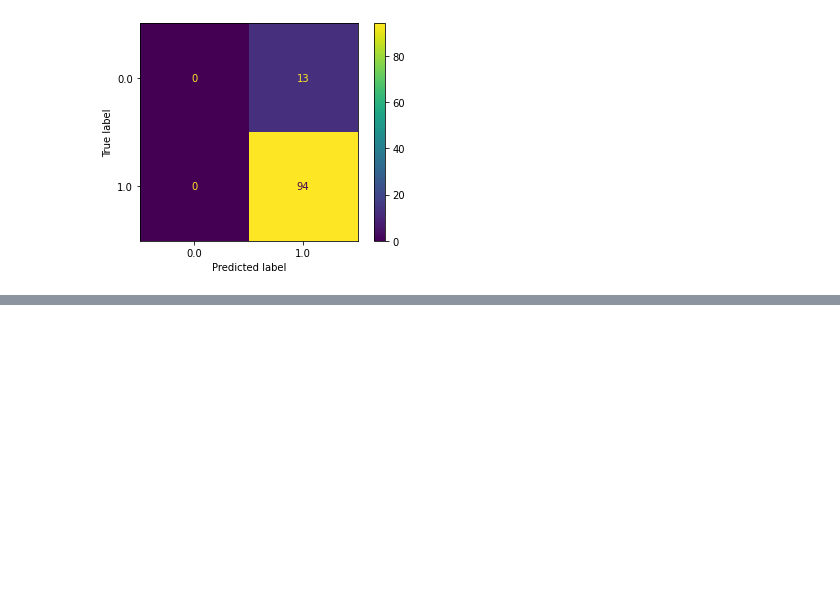
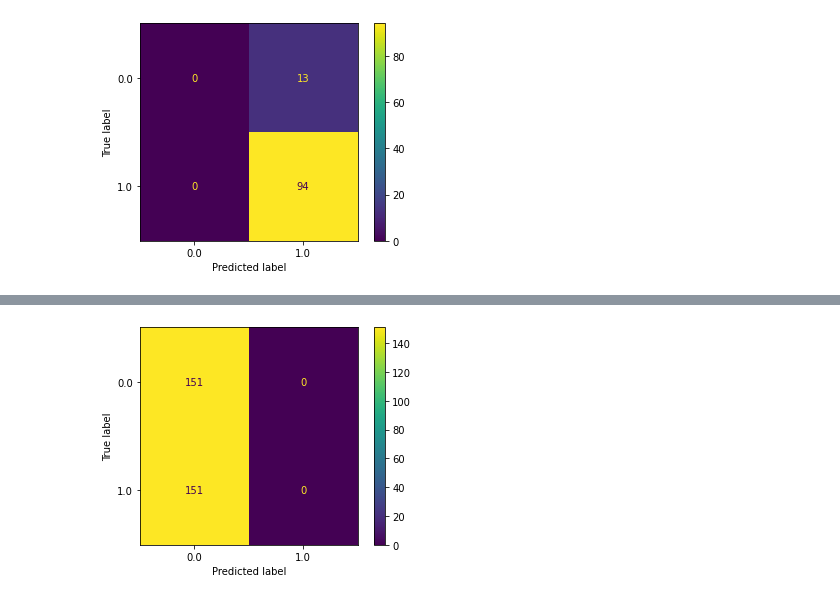
Before and after one commit to mariecoolsaet/FLXLM, a Jupyter notebook: SEP_728_Chatbot_transformer_keras.ipynb, the cells around one changed output, grey strips where cells are left out. Drawn from its saved outputs; the diff is of its cells as text; code cells hidden in the pictures; blank space fills up the shorter version.

```diff
--- a/SEP_728_Chatbot_transformer_keras.ipynb
+++ b/SEP_728_Chatbot_transformer_keras.ipynb
@@ -1806,0 +1804,6 @@ InternalError: ignored
+# %%
+#Evaluate train
+y_pred = model_yn_weighted.predict(X_train_bal_stage)
+ConfusionMatrixDisplay.from_predictions(y_train_balanced*1., y_pred.round());
+# %% [output]
+[figure, added]
```
Also changed, not shown: parts of 11 cells of this notebook.
